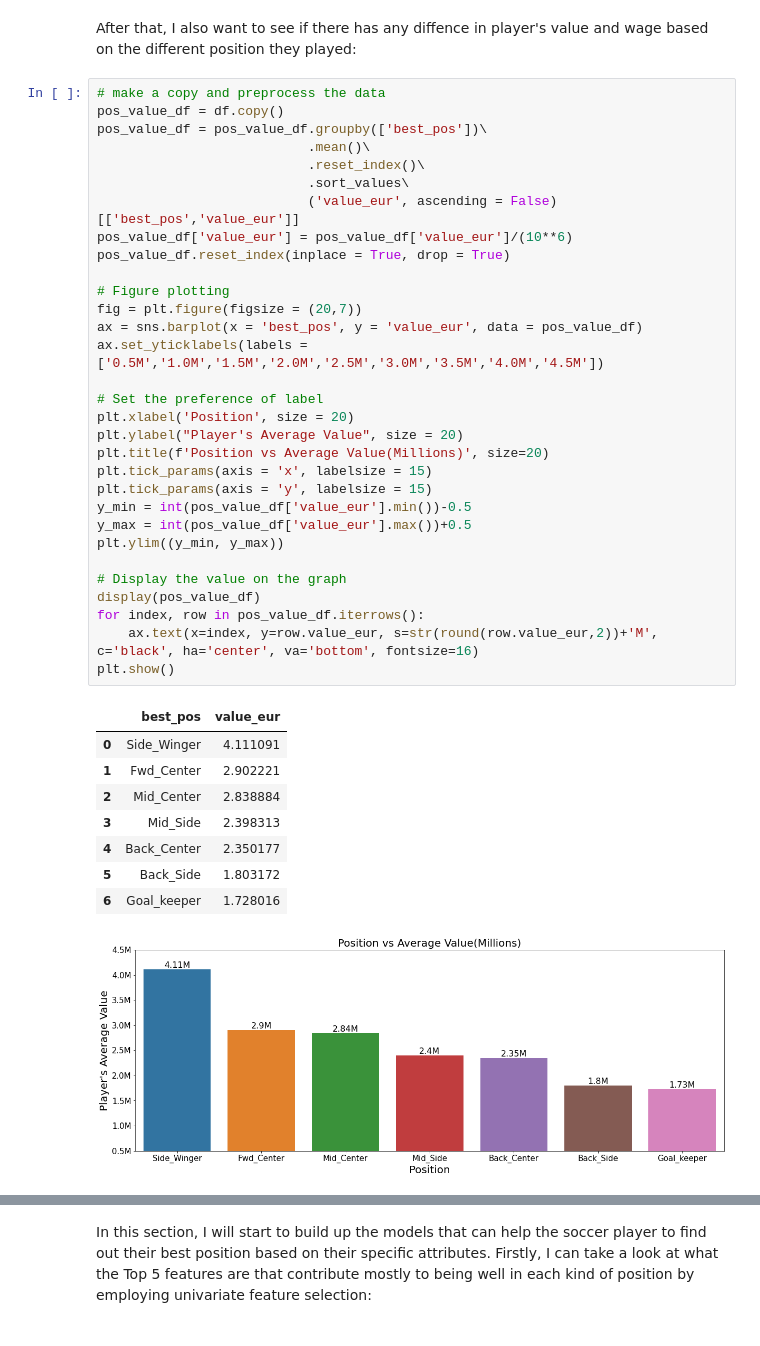
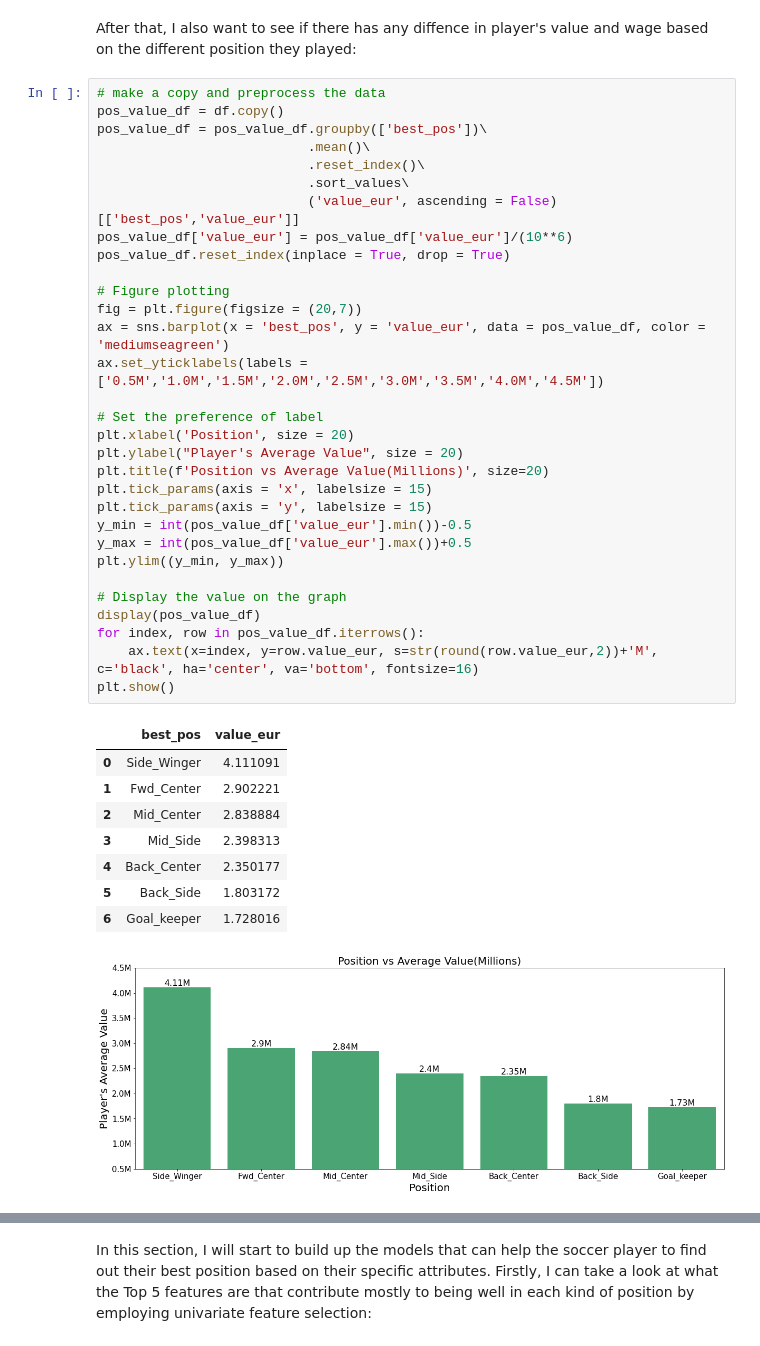
Before and after one commit to HongbinLin1995/FIFA20_capstone_project, a Jupyter notebook: FIFA20_v3.ipynb, the cells around one changed output, grey strips where cells are left out. Saved outputs shown, nothing was run; the diff lists cells and outputs as text.

```diff
--- a/FIFA20_v3.ipynb
+++ b/FIFA20_v3.ipynb
@@ -211,35 +211,35 @@ pos_value_df['value_eur'] = pos_value_df['value_eur']/(10**6)
 pos_value_df.reset_index(inplace = True, drop = True)
 
 # Figure plotting
 fig = plt.figure(figsize = (20,7))
-ax = sns.barplot(x = 'best_pos', y = 'value_eur', data = pos_value_df)
+ax = sns.barplot(x = 'best_pos', y = 'value_eur', data = pos_value_df, color = 'mediumseagreen')
 ax.set_yticklabels(labels = ['0.5M','1.0M','1.5M','2.0M','2.5M','3.0M','3.5M','4.0M','4.5M'])
 
 # Set the preference of label
 plt.xlabel('Position', size = 20)
 plt.ylabel("Player's Average Value", size = 20)
 plt.title(f'Position vs Average Value(Millions)', size=20)
 plt.tick_params(axis = 'x', labelsize = 15)
 plt.tick_params(axis = 'y', labelsize = 15)
 y_min = int(pos_value_df['value_eur'].min())-0.5
 y_max = int(pos_value_df['value_eur'].max())+0.5
 plt.ylim((y_min, y_max))
 
 # Display the value on the graph
 display(pos_value_df)
 for index, row in pos_value_df.iterrows():
     ax.text(x=index, y=row.value_eur, s=str(round(row.value_eur,2))+'M', c='black', ha='center', va='bottom', fontsize=16)
 plt.show()
 # %% [output]
 |  | best_pos | value_eur |
 | 0 | Side_Winger | 4.111091 |
 | 1 | Fwd_Center | 2.902221 |
 | 2 | Mid_Center | 2.838884 |
 | 3 | Mid_Side | 2.398313 |
 | 4 | Back_Center | 2.350177 |
 | 5 | Back_Side | 1.803172 |
 | 6 | Goal_keeper | 1.728016 |
-[figure, old version]
+[figure, new version]
 # %%
 # make a copy and preprocess the data
 pos_wage_df = df.copy()
```
Also changed, not shown: parts of 20 cells of this notebook.
